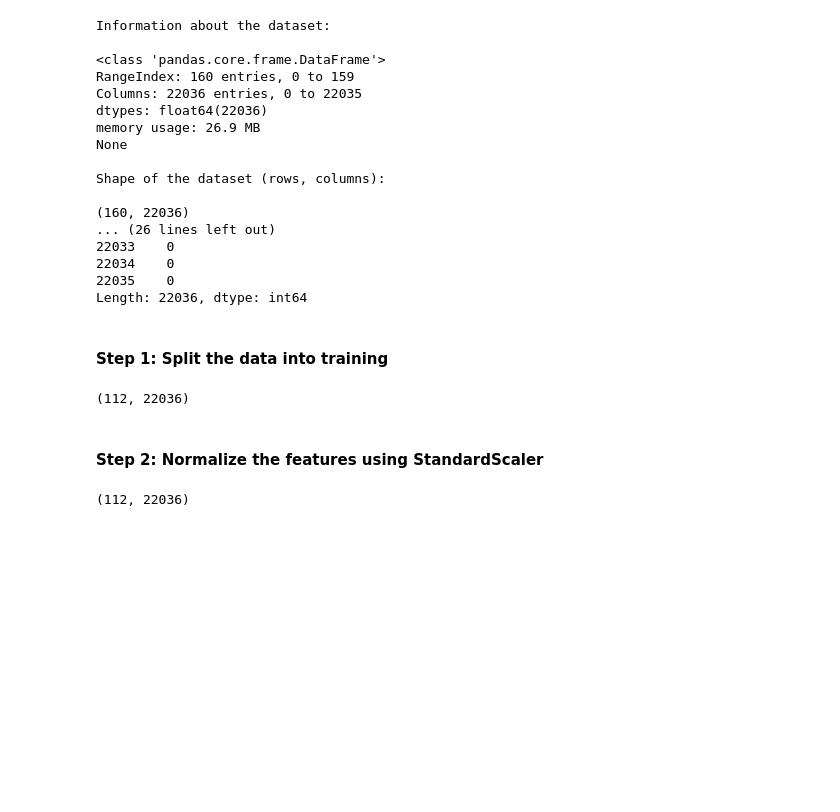
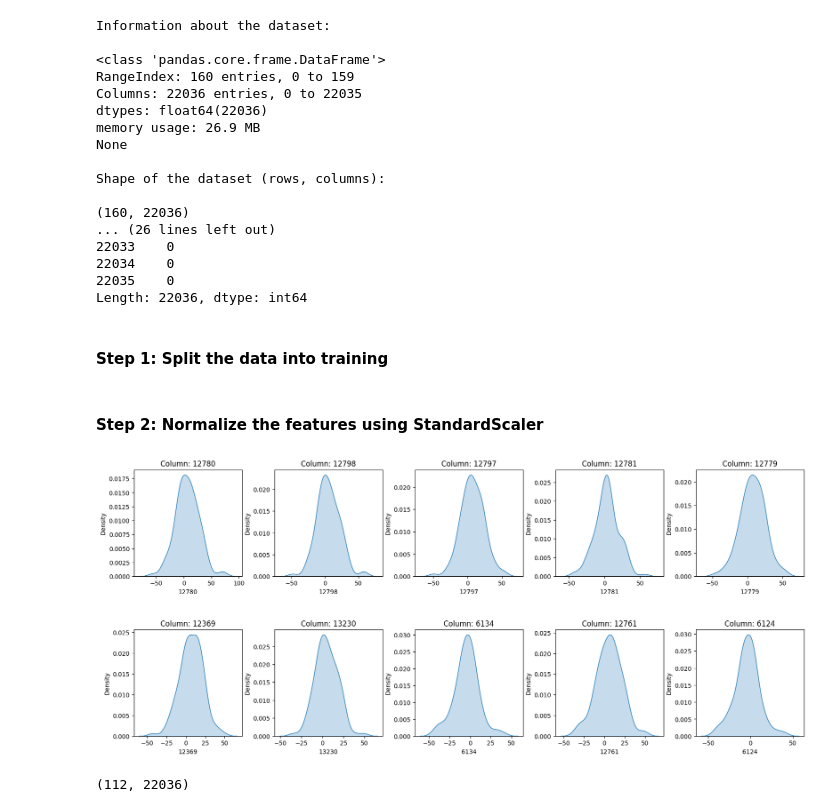
Before and after one commit to lorenamelos/Classifying-The-Brain-on-Music, a Jupyter notebook: notebook-models-experimentation/cnn.ipynb, the cells around one changed output. Drawn from its saved outputs; the diff is of its cells as text; code cells hidden in the pictures; blank space fills up the shorter version.

```diff
--- a/notebook-models-experimentation/cnn.ipynb
+++ b/notebook-models-experimentation/cnn.ipynb
@@ -150,10 +150,29 @@ Length: 22036, dtype: int64
 from sklearn.model_selection import train_test_split
 
 X_train, X_test, y_train, y_test = train_test_split(train_data, train_labels, test_size=0.3, random_state=42) # 70% to train
-# %%
-X_train.shape
-# %% [output]
-(112, 22036)
 # %% [markdown]
 #### Step 2: Normalize the features using StandardScaler
+# %%
+import seaborn as sns
+import matplotlib.pyplot as plt
+
+desc = X_train.describe()
+
+value_diffs = desc.loc['max'] - desc.loc['min']
+sorted_diffs = value_diffs.sort_values(ascending=False)
+
+# Get the top 10 columns with the biggest differences
+top_10_cols = sorted_diffs.head(10).index
+
+fig, axes = plt.subplots(nrows=2, ncols=5, figsize=(20, 8))
+axes = axes.flatten()
+
+for i, col in enumerate(top_10_cols):
+    sns.kdeplot(data=X_train[col], ax=axes[i], fill=True)
+    axes[i].set_title(f"Column: {col}")
+
+plt.subplots_adjust(hspace=0.5, wspace=0.3)
+plt.show()
+# %% [output]
+[figure, added]
 # %%
```
Also changed, not shown: parts of 6 cells of this notebook, 1 other file.
